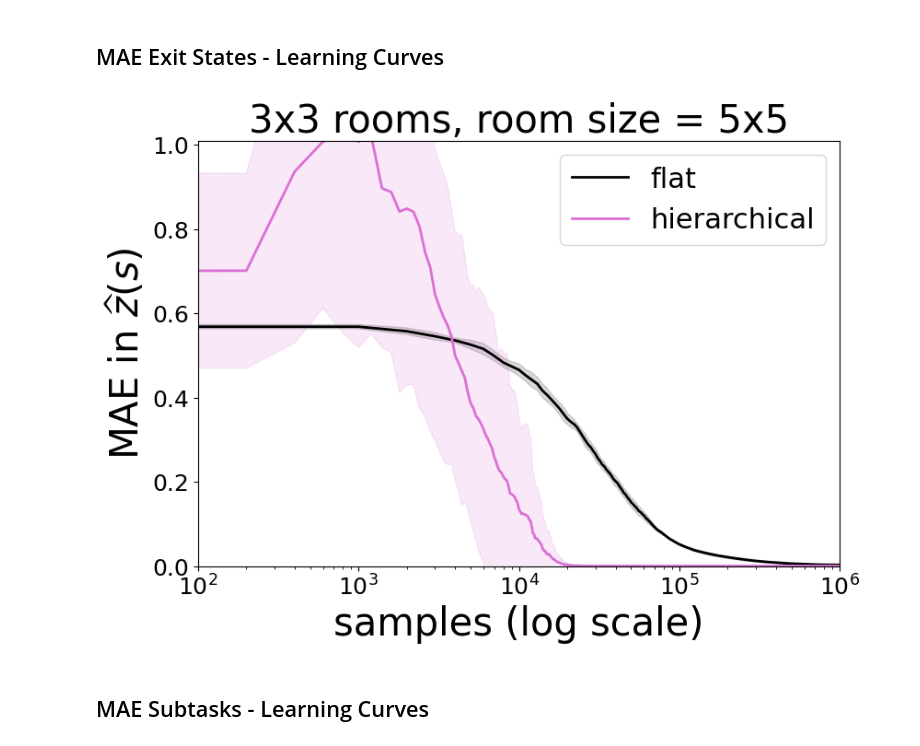
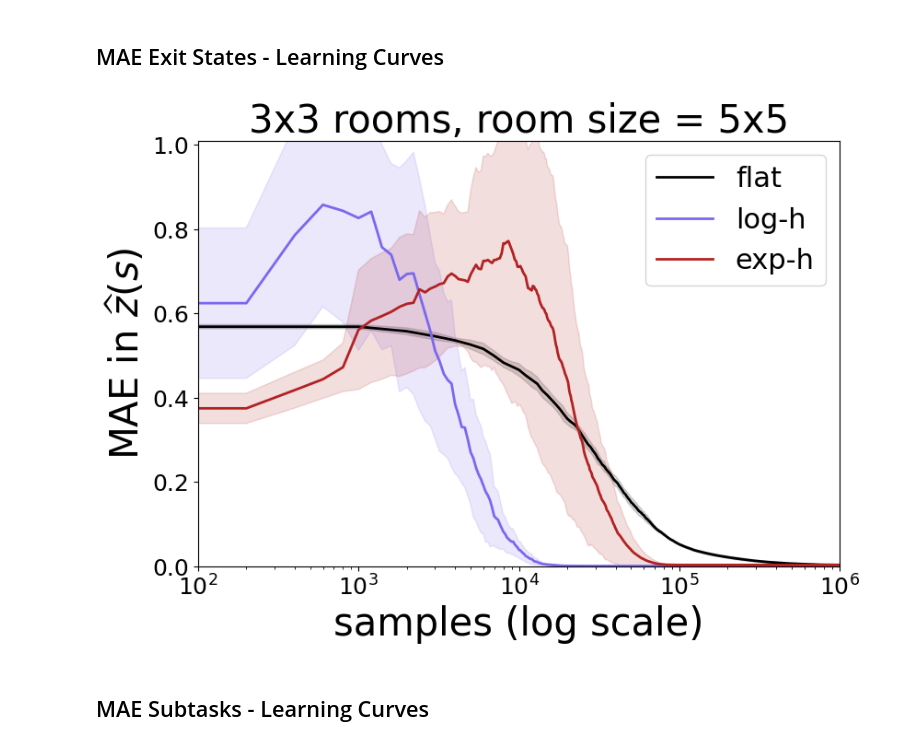
Before and after one commit to guillermoim/halmdps, a Jupyter notebook: notebooks/visualization.ipynb, the cells around one changed output. Saved outputs shown, nothing was run; the diff lists cells and outputs as text; code cells hidden in the pictures.

Commit message:
added nroom script

```diff
--- a/notebooks/visualization.ipynb
+++ b/notebooks/visualization.ipynb
@@ -32,43 +32,53 @@ flat_mean = df_flat.iloc[:, 1:].mean(axis=1)
 flat_std = df_flat.iloc[:, 1:].std(axis=1)
 steps = df_flat.step
 
-# HIERARCHICAL
+# LOG HIERARCHICAL
 df_h = pd.read_csv(os.path.join(results_dir, "NRoom-v1-log-hierarchical-train:MAE_exit_states.csv"))
 h_mean = df_h.iloc[:, 1:].mean(axis=1)
 h_std = df_h.iloc[:, 1:].std(axis=1)
 stepsh = df_h.step
+
+# EXP HIERARCHICAL
+df_he = pd.read_csv(os.path.join(results_dir, "NRoom-v1-exp-hierarchical-train:MAE_exit_states.csv"))
+he_mean = df_he.iloc[:, 1:].mean(axis=1)
+he_std = df_he.iloc[:, 1:].std(axis=1)
+stepshe = df_he.step
+
 
 fig, ax = plt.subplots(1,1, figsize=(9, 6))
 ax.set_title(fr'3x3 rooms, room size = 5x5', **csfont)
 
 # VERSION 1
 ax.plot(steps, flat_mean, linewidth=2, color='black', label='flat')
 ax.fill_between(steps, flat_mean-flat_std, flat_mean+flat_std, color='black', alpha=alpha)
 # VERSION 2
-ax.plot(stepsh, h_mean , linewidth=2, color='orchid', label='hierarchical')
-ax.fill_between(stepsh, h_mean-h_std, h_mean+h_std, color='orchid', alpha=alpha)
+ax.plot(stepsh, h_mean , linewidth=2, color='mediumslateblue', label='log-h')
+ax.fill_between(stepsh, h_mean-h_std, h_mean+h_std, color='mediumslateblue', alpha=alpha)
+# VERSION 3
+ax.plot(stepshe, he_mean , linewidth=2, color='firebrick', label='exp-h')
+ax.fill_between(stepshe, he_mean-he_std, he_mean+he_std, color='firebrick', alpha=alpha)
 
 plt.ticklabel_format(style='sci', axis='x', scilimits=(0,0))
 
 legend = ['$V_1$']
 
 ax.legend(fontsize=22, loc=1)
 ax.set_ylim((0, 1.01))
 ax.set_xscale("log")
 ax.set_xlim((1e2, 1e6))
 
 
 ax.tick_params(axis='both', which='major', labelsize=18)
 ax.tick_params(axis='both', which='minor', labelsize=18)
 ax.xaxis.offsetText.set_fontsize(18)
 
 ax.set_ylabel('MAE in $\widehat z(s)$', **hfont)
 ax.set_xlabel('samples (log scale)', **hfont)
 
 plt.savefig('../results/pictures/nrooms_3_3.pdf', bbox_inches='tight', dpi=500)
 plt.show()
 # %% [output]
-[figure, old version]
+[figure, new version]
 # %% [markdown]
 ## MAE Subtasks - Learning Curves
 # %%
```
Also changed, not shown: parts of 8 cells of this notebook, 5 other files.
